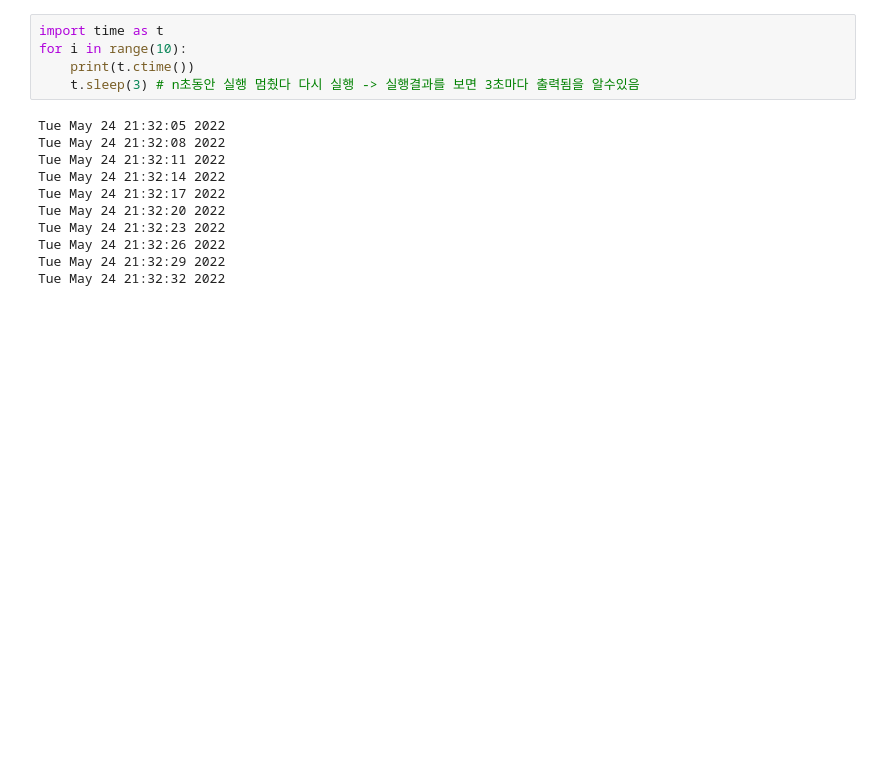
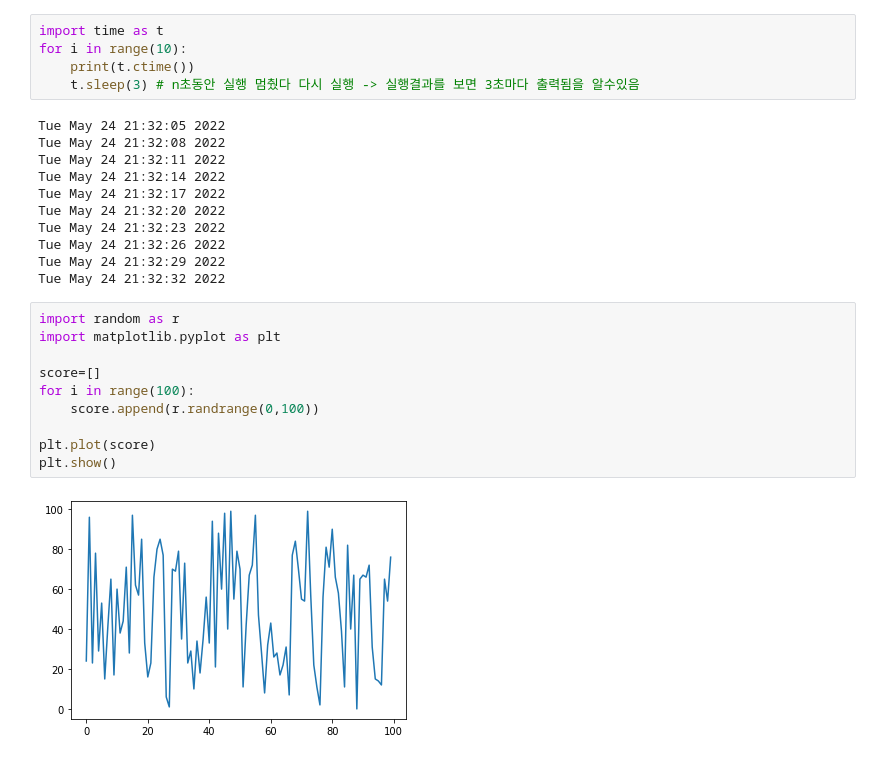
Before and after one commit to HJK9810/PractPython, a Jupyter notebook: chapter11/time.ipynb, the cells around one changed output. Cells and saved outputs as stored; diff of their text form; blank space fills up the shorter version.

```diff
--- a/chapter11/time.ipynb
+++ b/chapter11/time.ipynb
@@ -60,3 +60,15 @@ Tue May 24 21:32:23 2022
 Tue May 24 21:32:26 2022
 Tue May 24 21:32:29 2022
 Tue May 24 21:32:32 2022
+# %%
+import random as r
+import matplotlib.pyplot as plt
+
+score=[]
+for i in range(100):
+    score.append(r.randrange(0,100))
+
+plt.plot(score)
+plt.show()
+# %% [output]
+[figure, added]
```
Also changed, not shown: 1 other file.
